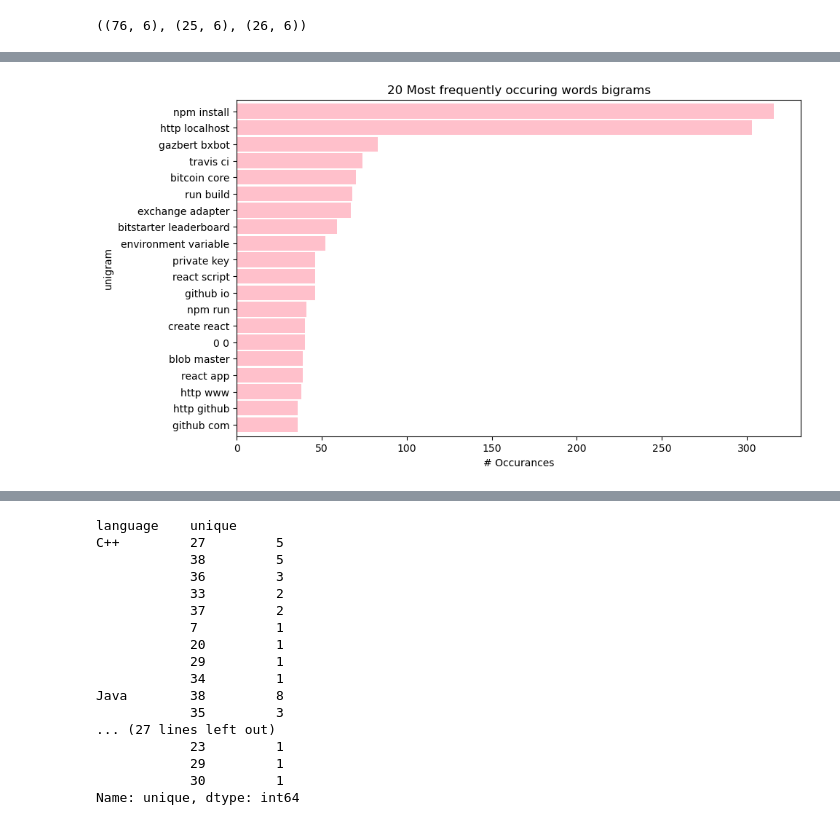
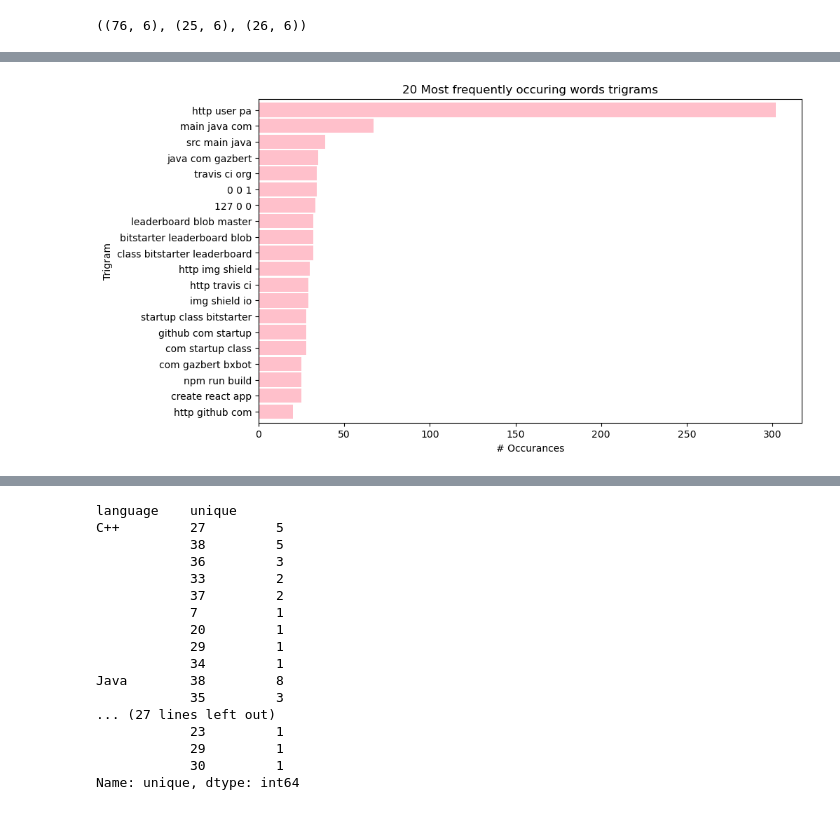
Before and after one commit to JDSINLP/NLP-Project, a Jupyter notebook: dev_scratchbook.ipynb, the cells around one changed output, grey strips where cells are left out. Saved outputs shown, nothing was run; the diff lists cells and outputs as text; code cells hidden in the pictures.

```diff
--- a/dev_scratchbook.ipynb
+++ b/dev_scratchbook.ipynb
@@ -88,7 +89,25 @@ w.viz_most_common_unigrams(words)
 # %%
-w.viz_most_common_bigrams(words)
+# w.viz_most_common_bigrams(words)
-# %% [output]
-[figure, removed]
+# %%
+def viz_most_common_trigrams(words):
+    '''takes in words, get top 20 bigram words, plot bar graph of top 20 bigram words'''
+
+    words_trigrams = pd.Series(nltk.ngrams(words.split(), 3))
+    top_20_words = words_trigrams.value_counts().head(20)
+    top_20_words.sort_values().plot.barh(color='pink', width=.9, figsize=(10, 6))
+
+    plt.title('20 Most frequently occuring words trigrams')
+    plt.ylabel('Trigram')
+    plt.xlabel('# Occurances')
+
+    # make the labels pretty
+    ticks, _ = plt.yticks()
+    labels = top_20_words.reset_index()['index'].apply(lambda t: t[0] + ' ' + t[1] + ' ' + t[2])
+    _ = plt.yticks(ticks, labels)
+# %%
+viz_most_common_trigrams(words)
+# %% [output]
+[figure, added]
 # %%
 #### 2. Does the length of the README vary by programming language?
 # %%
```
Also changed, not shown: parts of 21 cells of this notebook.
